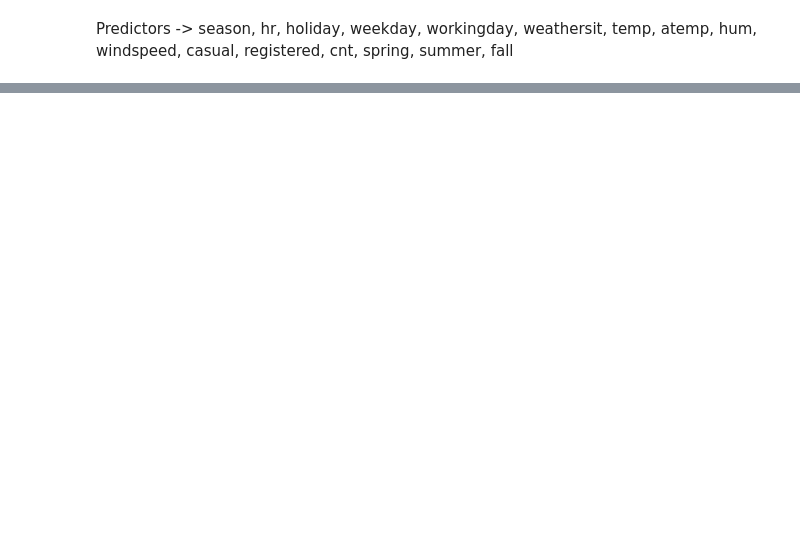
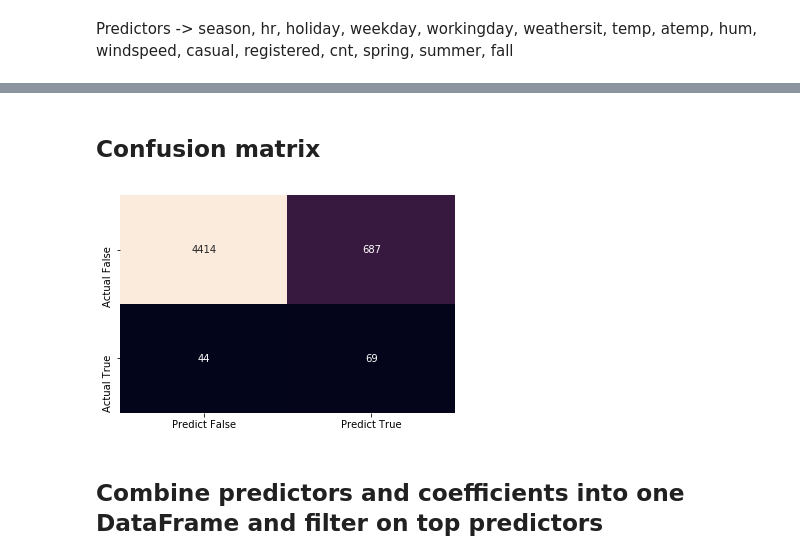
Before and after one commit to mzhou356/bike-sharing-regression, a Jupyter notebook: joe_bike_share_notebook.ipynb, the cells around one changed output, grey strips where cells are left out. Cells and saved outputs as stored; diff of their text form; code cells hidden in the pictures; blank space fills up the shorter version.

```diff
--- a/joe_bike_share_notebook.ipynb
+++ b/joe_bike_share_notebook.ipynb
@@ -405,0 +283,11 @@ AUC for 1000 to 1: 0.849235681114551
+# %% [markdown]
+## Confusion matrix
+# %%
+cm_df = pd.DataFrame(confusion_matrix(y_test, preds), index = ['Actual False', 'Actual True'],
+             columns = ['Predict False', 'Predict True'])
+sns.heatmap(cm_df, annot=True, cbar=False, fmt='d')
+plt.savefig('images/confusion_matrix.jpg')
+# %% [output]
+[figure, added]
+# %% [markdown]
+## Combine predictors and coefficients into one DataFrame and filter on top predictors
```
Also changed, not shown: parts of 31 cells of this notebook, 3 other files.
